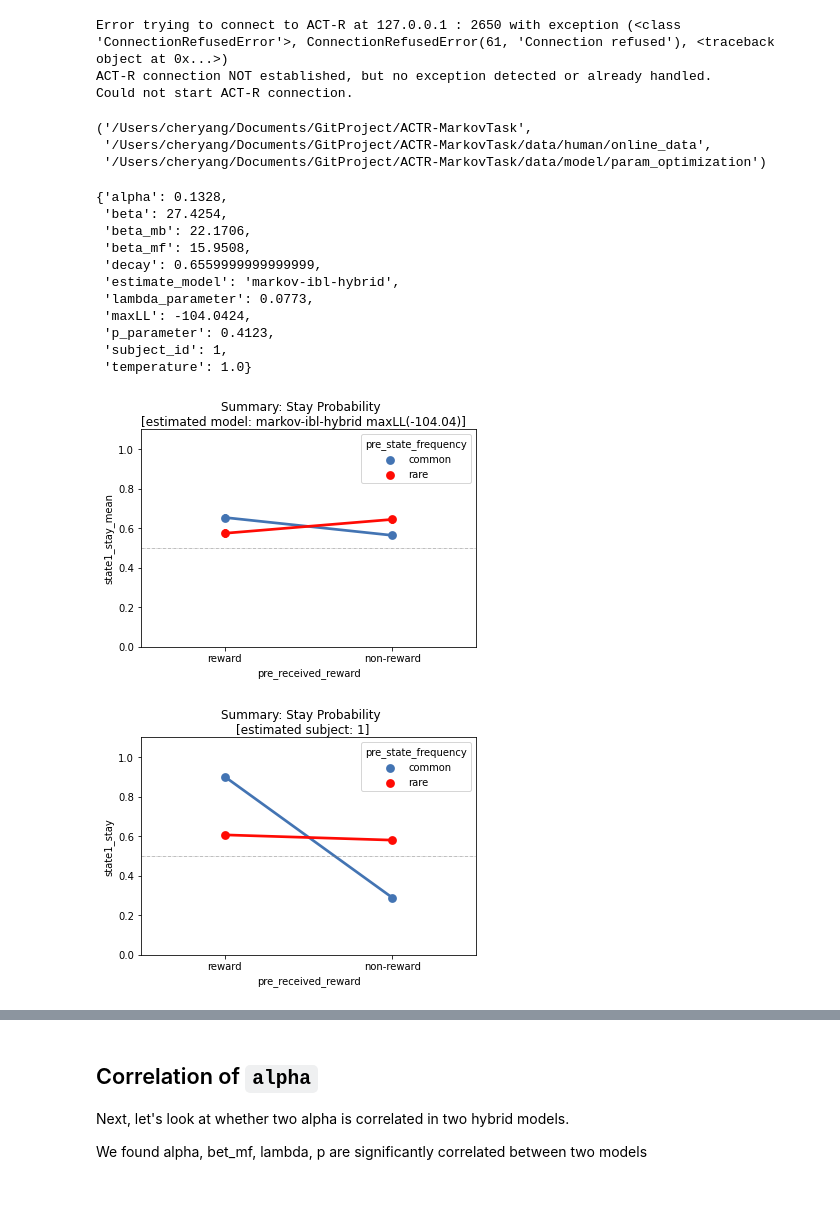
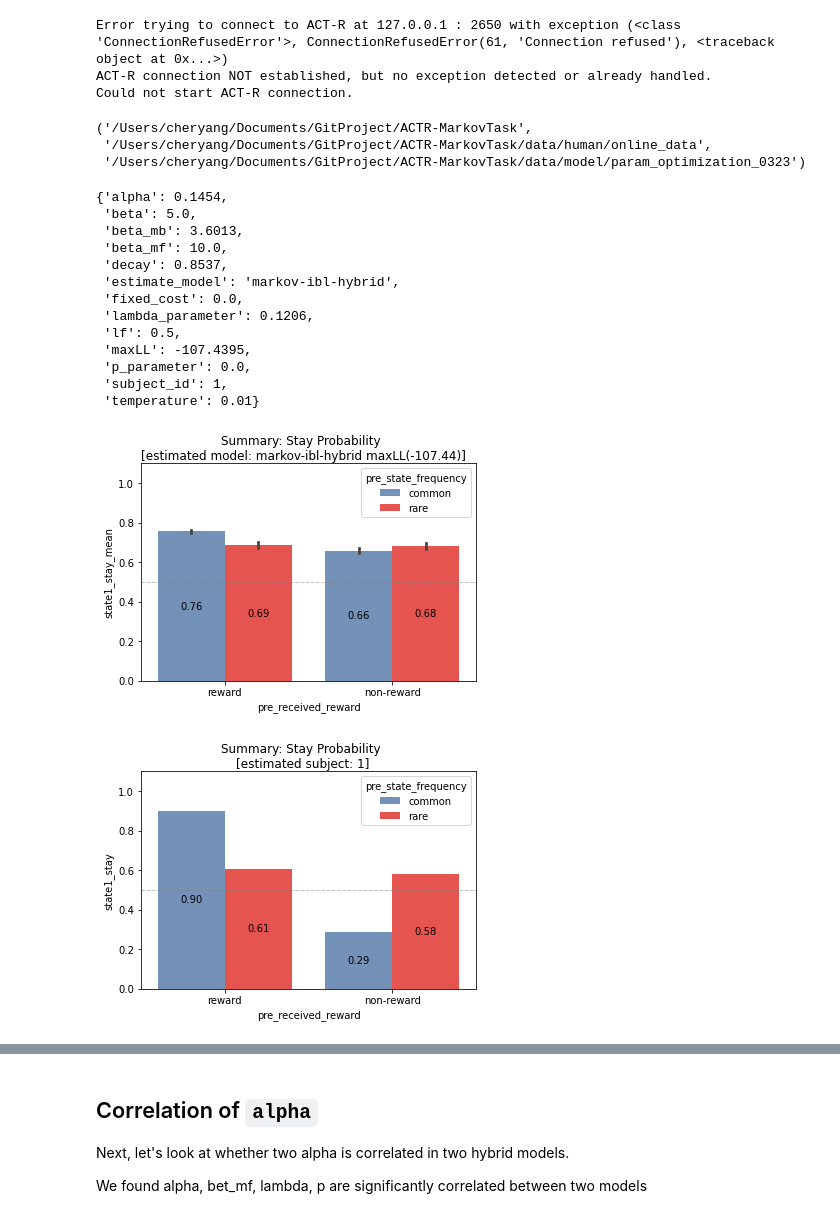
Before and after one commit to yangyuxue2333/ACTR-MarkovTask, a Jupyter notebook: analysis/test_pyactup_visualize_estimate.ipynb, the cells around one changed output, grey strips where cells are left out. Drawn from its saved outputs; the diff is of its cells as text; code cells hidden in the pictures.

```diff
--- a/analysis/test_pyactup_visualize_estimate.ipynb
+++ b/analysis/test_pyactup_visualize_estimate.ipynb
@@ -19,7 +19,7 @@ from matplotlib.ticker import (MultipleLocator, AutoMinorLocator)
 
 main_dir = os.path.dirname(os.getcwd())
 subject_dir = os.path.join(main_dir, 'data', 'human', 'online_data')
-opt_dir = os.path.join(main_dir, 'data', 'model', 'param_optimization')
+opt_dir = os.path.join(main_dir, 'data', 'model', 'param_optimization_0323')
 
 main_dir, subject_dir, opt_dir
 # %% [output]
@@ -28,31 +28,33 @@ ACT-R connection NOT established, but no exception detected or already handled.
 Could not start ACT-R connection.
 ('/Users/cheryang/Documents/GitProject/ACTR-MarkovTask',
  '/Users/cheryang/Documents/GitProject/ACTR-MarkovTask/data/human/online_data',
- '/Users/cheryang/Documents/GitProject/ACTR-MarkovTask/data/model/param_optimization')
+ '/Users/cheryang/Documents/GitProject/ACTR-MarkovTask/data/model/param_optimization_0323')
 # %%
 estimate_model = 'markov-ibl-hybrid'
 subject_id = '1'
 
 
 d, params = MarkovEstimation.load_opt_parameters(opt_dir=opt_dir, subject_id=subject_id, estimate_model=estimate_model)
 pprint.pprint(d)
 dfe = MarkovSimulation.run_simulations(model=d['estimate_model'], e=50, verbose=False, **params)
 dfs = MarkovEstimation.load_subject_data(subject_dir=subject_dir, subject_id=subject_id)
 
-Plot.plot_response_switch(dfe, model_name='estimated model: %s maxLL(%.2f)'%(d['estimate_model'], d['maxLL']), dep_var_suffix='_mean', barplot=0)
-Plot.plot_response_switch(dfs, model_name='estimated subject: %s' % (d['subject_id']), dep_var_suffix='', barplot=0)
+Plot.plot_response_switch(dfe, model_name='estimated model: %s maxLL(%.2f)'%(d['estimate_model'], d['maxLL']), dep_var_suffix='_mean', barplot=1)
+Plot.plot_response_switch(dfs, model_name='estimated subject: %s' % (d['subject_id']), dep_var_suffix='', barplot=1)
 Plot.plot_parameter_radar(df = pd.DataFrame({**params, 'group':d['subject_id']}, index=[0]), title='')
 # %% [output]
-{'alpha': 0.1328,
- 'beta': 27.4254,
- 'beta_mb': 22.1706,
- 'beta_mf': 15.9508,
- 'decay': 0.6559999999999999,
+{'alpha': 0.1454,
+ 'beta': 5.0,
+ 'beta_mb': 3.6013,
+ 'beta_mf': 10.0,
+ 'decay': 0.8537,
  'estimate_model': 'markov-ibl-hybrid',
- 'lambda_parameter': 0.0773,
- 'maxLL': -104.0424,
- 'p_parameter': 0.4123,
+ 'fixed_cost': 0.0,
+ 'lambda_parameter': 0.1206,
+ 'lf': 0.5,
+ 'maxLL': -107.4395,
+ 'p_parameter': 0.0,
  'subject_id': 1,
- 'temperature': 1.0}
+ 'temperature': 0.01}
-[figure, old version]
+[figure, new version]
-[figure, old version]
+[figure, new version]
```
Also changed, not shown: parts of 14 cells of this notebook, 5 other files.
